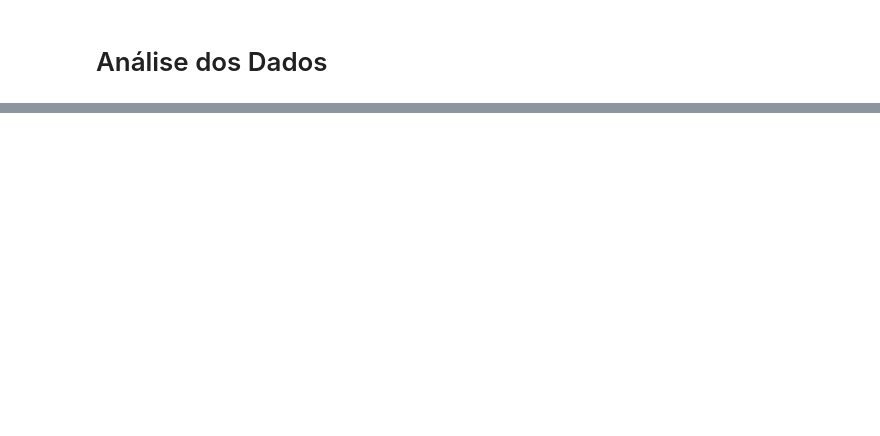
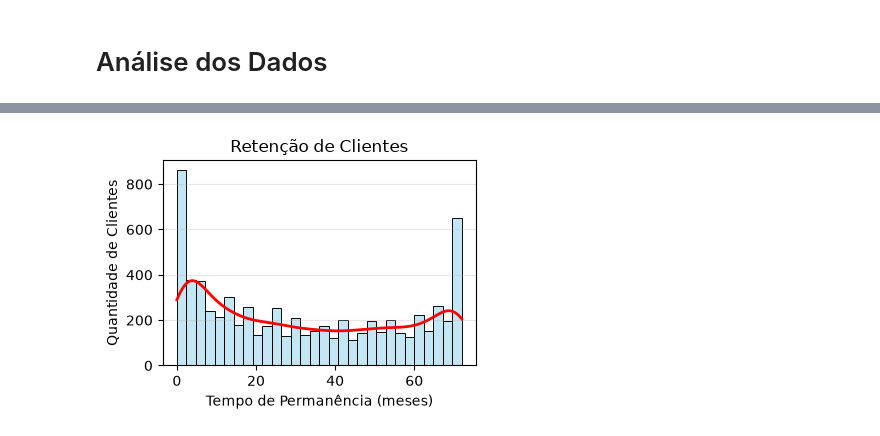
Before and after one commit to rouxstuff/churn_analysis, a Jupyter notebook: churn_analysis.ipynb, the cells around one changed output, grey strips where cells are left out. Cells and saved outputs as stored; diff of their text form; code cells hidden in the pictures; blank space fills up the shorter version.

```diff
--- a/churn_analysis.ipynb
+++ b/churn_analysis.ipynb
@@ -153,0 +138,15 @@ print(churn_by_contract)
+# %%
+plt.figure(figsize=(4,3))
+ax = sns.histplot(data['tenure'], bins=30, kde=True, color='skyblue')
+
+ax.lines[0].set_color('red')
+ax.lines[0].set_linewidth(2)
+plt.title('Retenção de Clientes')
+plt.xlabel('Tempo de Permanência (meses)')
+plt.ylabel('Quantidade de Clientes')
+plt.grid(axis='y', alpha=0.3)
+plt.tight_layout()
+
+plt.show()
+# %% [output]
+[figure, added]
```
Also changed, not shown: parts of 52 cells of this notebook.
